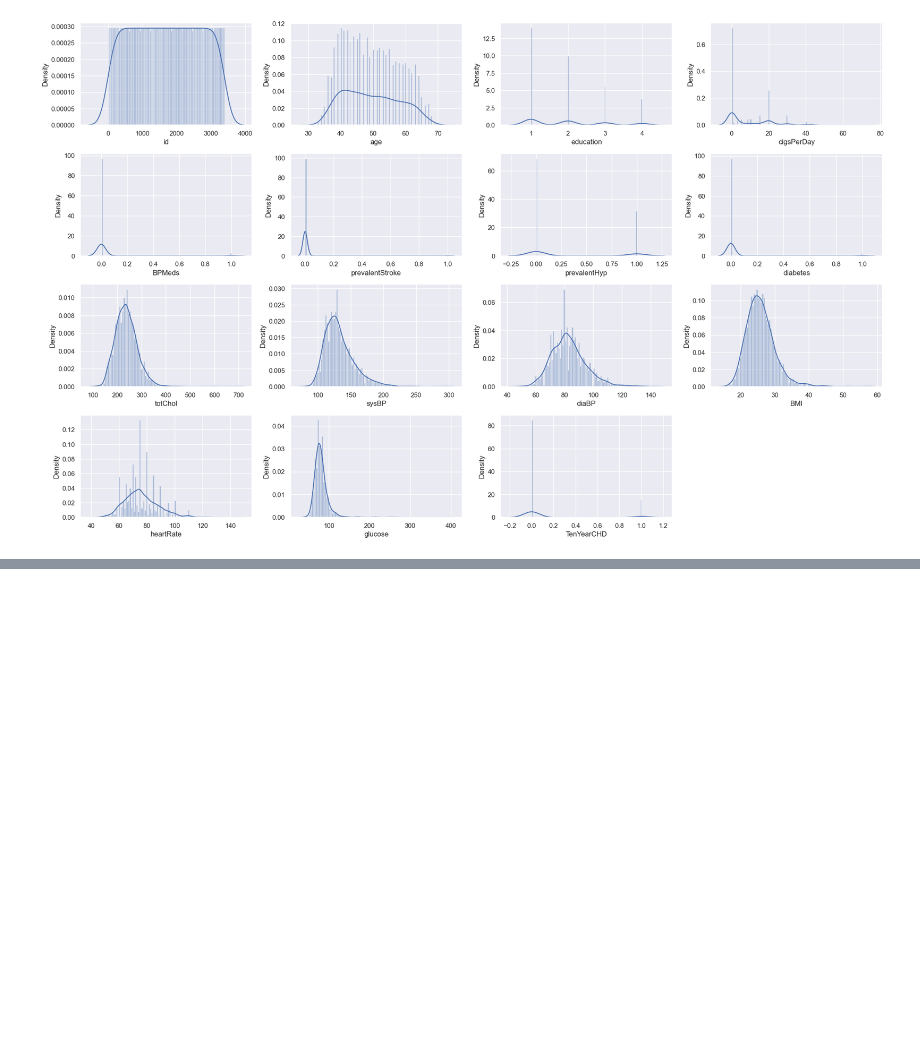
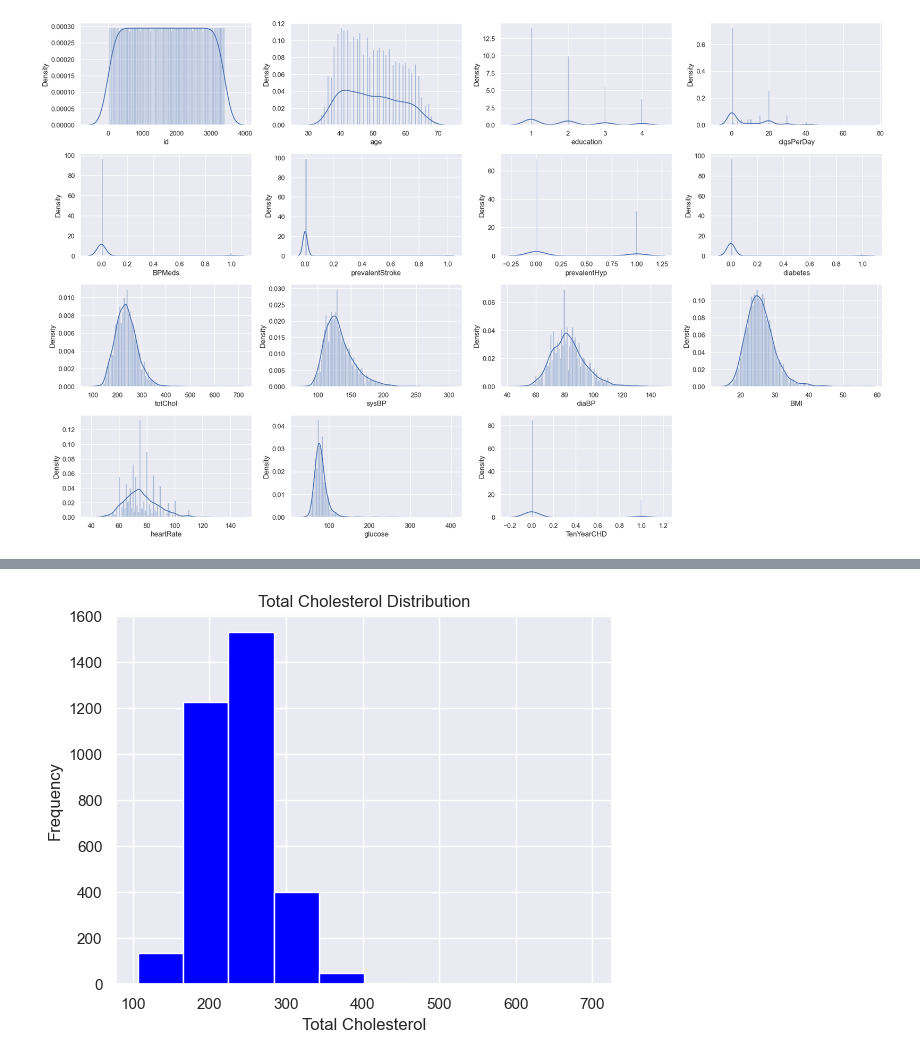
Before and after one commit to Vrishali04/Cardiovascular_Risk_Prediction_Classification_Capstone_Project, a Jupyter notebook: Cardiovascular_risk_prediction_classification_capstone_project_final.ipynb, the cells around one changed output, grey strips where cells are left out. Cells and saved outputs as stored; diff of their text form; code cells hidden in the pictures; blank space fills up the shorter version.

```diff
--- a/Cardiovascular_risk_prediction_classification_capstone_project_final.ipynb
+++ b/Cardiovascular_risk_prediction_classification_capstone_project_final.ipynb
@@ -76,0 +102,8 @@ for column in columns:
+# %%
+plt.hist(data['totChol'], bins=10, color='blue')
+plt.xlabel('Total Cholesterol')
+plt.ylabel('Frequency')
+plt.title('Total Cholesterol Distribution')
+plt.show()
+# %% [output]
+[figure, added]
```
Also changed, not shown: parts of 18 cells of this notebook.
